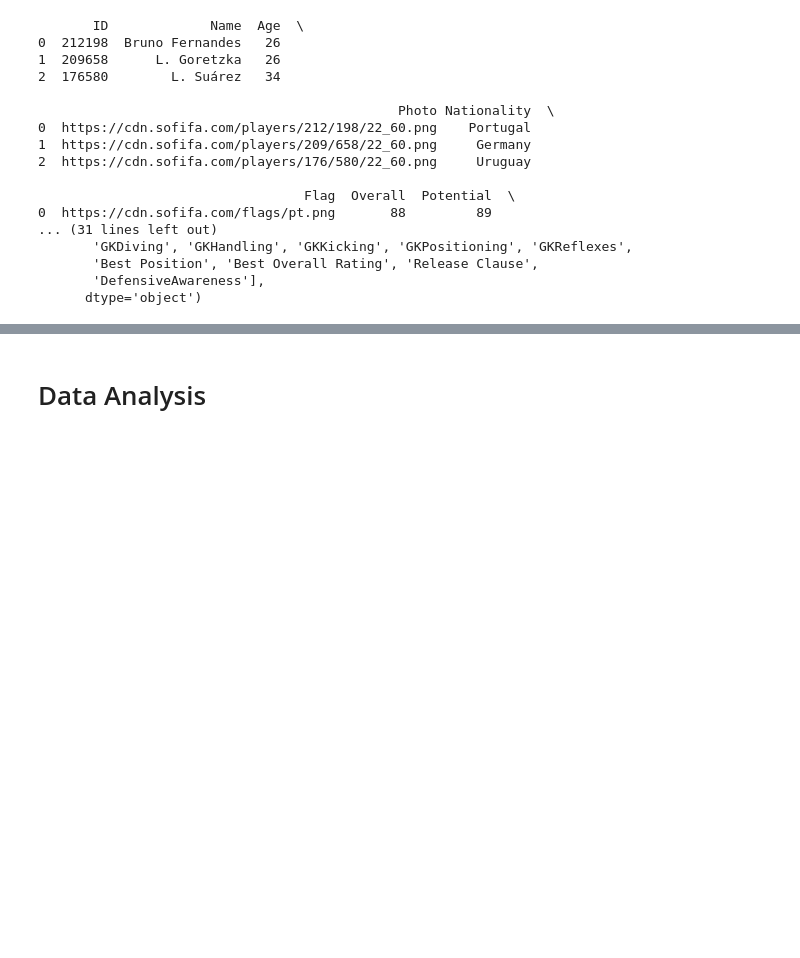
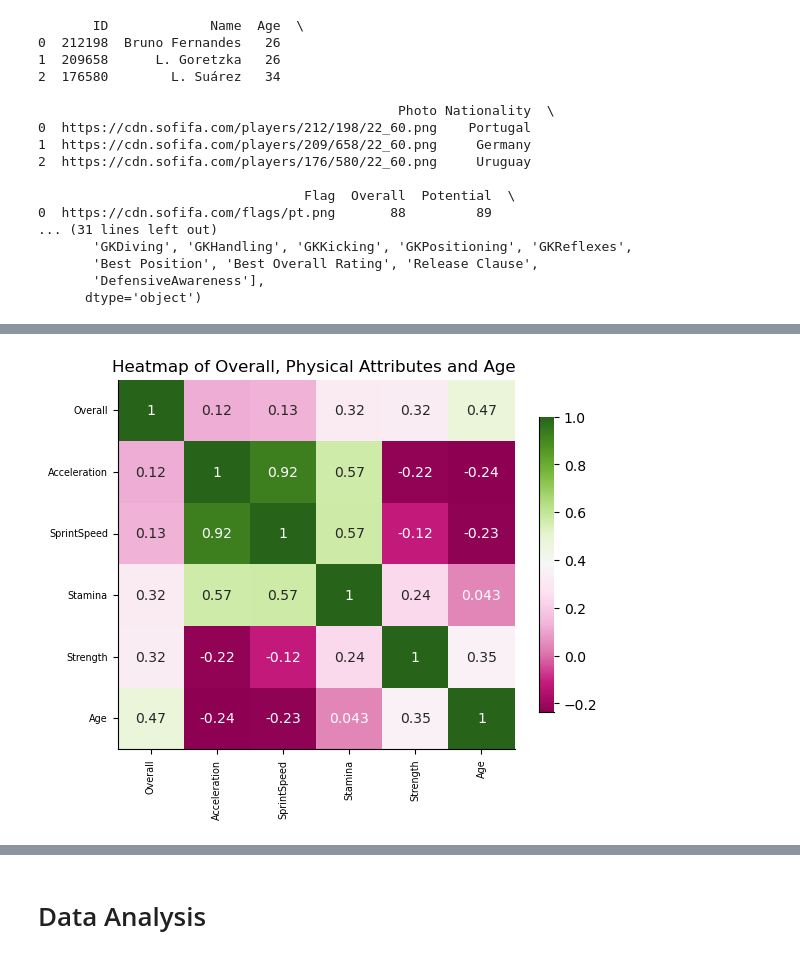
Before and after one commit to ubco-W2022T1-cosc301/project-group28, a Jupyter notebook: notebooks/analysis3.ipynb, the cells around one changed output, grey strips where cells are left out. Saved outputs shown, nothing was run; the diff lists cells and outputs as text; code cells hidden in the pictures; blank space fills up the shorter version.

```diff
--- a/notebooks/analysis3.ipynb
+++ b/notebooks/analysis3.ipynb
@@ -73,0 +131,13 @@ df.columns
+# %%
+heat = df[['Overall', 'Acceleration', 'SprintSpeed', 'Stamina','Strength','Age' ]].corr()
+sns.heatmap(heat, annot=True, cmap='PiYG',
+            annot_kws={'fontsize': 10},
+           cbar_kws={'shrink': 0.8})
+sns.despine()
+
+plt.xticks(fontsize='x-small')
+plt.yticks(fontsize='x-small')
+plt.title("Heatmap of Overall, Physical Attributes and Age ", fontsize = 12)
+sns.despine()
+# %% [output]
+[figure, added]
```
Also changed, not shown: parts of 28 cells of this notebook, 1 other file.
